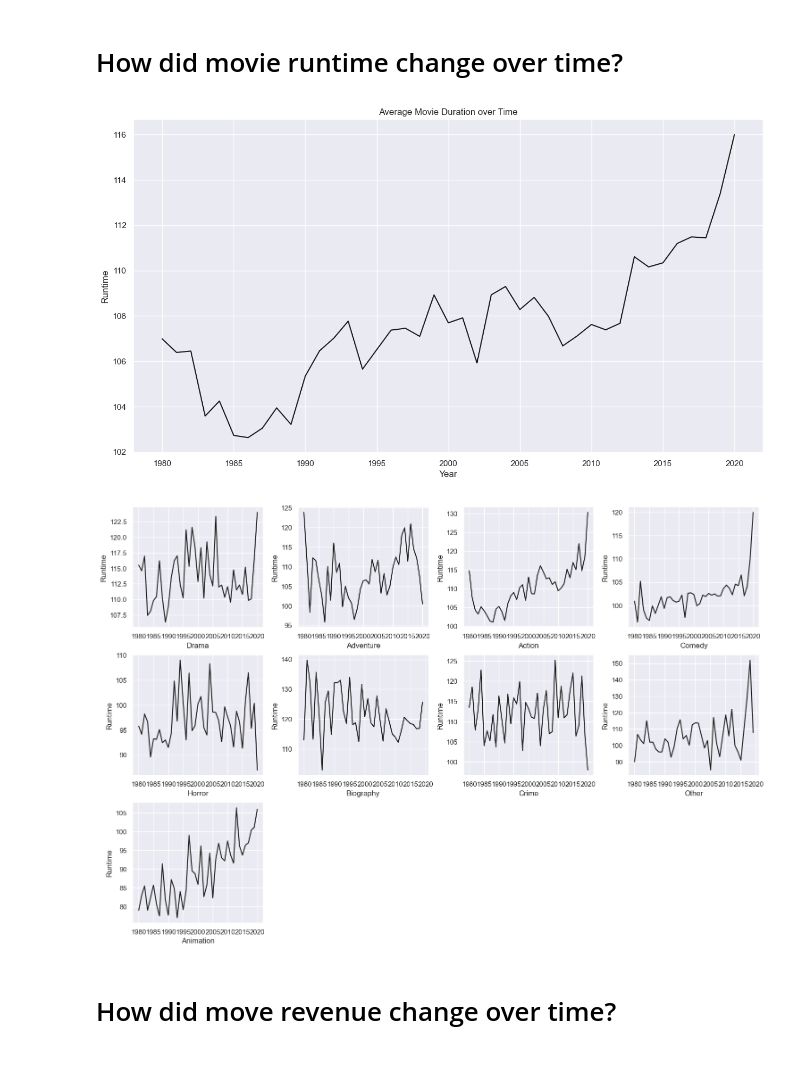
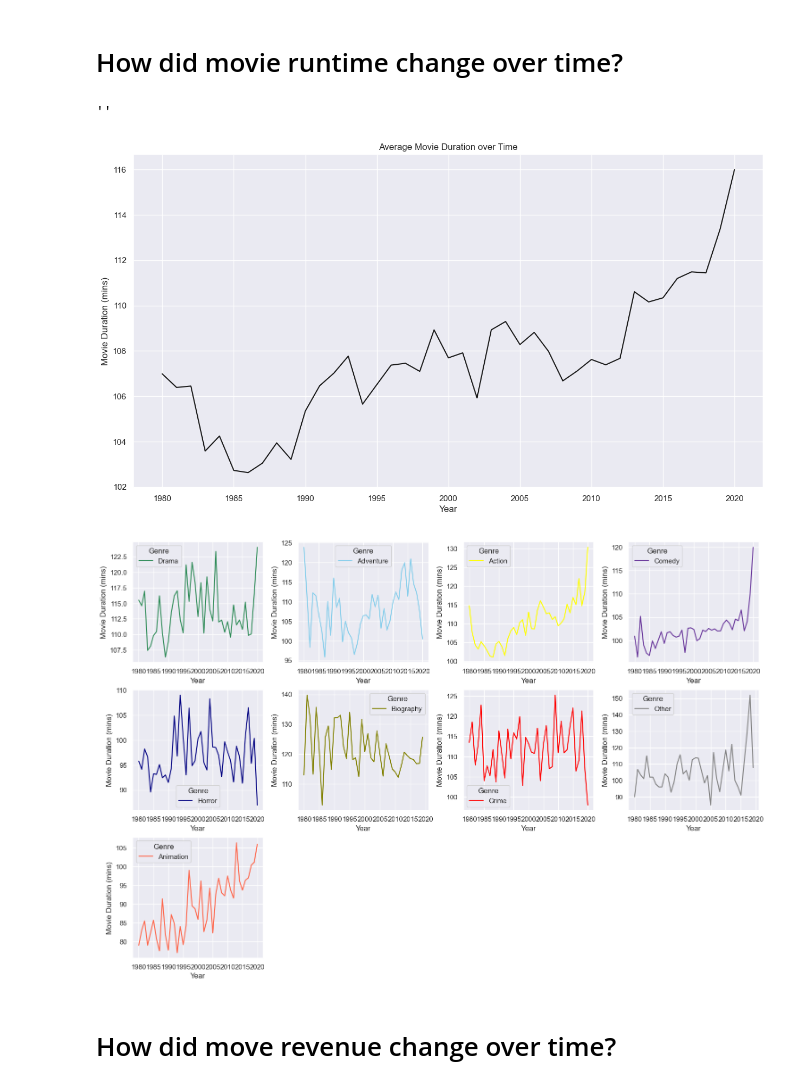
Before and after one commit to omi-singh17/Statistical_Assignments, a Jupyter notebook: Data Storytelling/Movie Data.ipynb, the cells around one changed output. Saved outputs shown, nothing was run; the diff lists cells and outputs as text; code cells hidden in the pictures.

```diff
--- a/Data Storytelling/Movie Data.ipynb
+++ b/Data Storytelling/Movie Data.ipynb
@@ -277,0 +297,22 @@ df_temp[['Movie','Year', 'Genre', 'Gross (Million USD)' ]][df_temp['Genre']=='An
+# %%
+df_agg = df.groupby(['Genre'])['Gross (Million USD)'].median().reset_index()
+
+# plot vertical barplot
+sns.set(rc={'figure.figsize':(15,8)})
+ax = sns.barplot(data = df_agg, x='Genre', y='Gross (Million USD)', errorbar = None
+                 , hue = 'Genre', legend=False, palette = custom_palette, order=df_agg.sort_values(by='Gross (Million USD)', ascending = False).Genre)
+ax.set(title='Median Movie Gross Revenue (Million USD) by Genre') # title barplot
+
+#set axis labels
+plt.ylabel('Gross Revenue (USD)')
+plt.xlabel('Movie Genre')
+
+# label each bar in barplot
+for p in ax.patches:
+ # get the height of each bar
+ height = p.get_height()
+ # adding text to each bar
+ ax.text(x = p.get_x()+(p.get_width()/2), # x-coordinate position of data label, padded to be in the middle of the bar
+ y = height+0.01, # y-coordinate position of data label, padded 100 above bar
+ s = '{:1.0f}'.format(height) + ' M', # data label, formatted to ignore decimals
+ ha = 'center') # sets horizontal alignment (ha) to center
@@ -277,0 +329,9 @@ df_temp[['Movie','Year', 'Genre', 'Gross (Million USD)' ]][df_temp['Genre']=='An
+# %%
+#Spread of each Movie Genres Gross Revenue
+plt.figure(figsize = (15,10))
+for i in enumerate(df['Genre'].unique()):
+    plt.subplot(3, 4, i[0]+1)
+    #sns.boxplot(data=(df[df['Genre'] == i[1]]), x='Gross (Million USD)', color ='k')
+    sns.boxplot(data=(df[df['Genre'] == i[1]]), x='Gross (Million USD)', hue = 'Genre', palette = custom_palette)
+    plt.tight_layout(pad=0.5)
+    plt.gca().set(ylabel= i[1],xlabel='Gross Revenue (M USD)')
@@ -287,10 +356,9 @@ ax.set(title='Average IMDB Score Over Time');
 # %%
-#Histogram with kernel density function of all numerical features to understand spread
 plt.figure(figsize = (15,10))
 for i in enumerate(df['Genre'].unique()):
     plt.subplot(3, 4, i[0]+1)
-    sns.lineplot(data=(df[df['Genre'] == i[1]]), x= 'Year', y='Score', errorbar=None, color ='k')
+    #sns.lineplot(data=(df[df['Genre'] == i[1]]), x= 'Year', y='Score', errorbar=None, color ='k')
+    sns.lineplot(data=(df[df['Genre'] == i[1]]), x= 'Year', y='Score', errorbar=None, hue = 'Genre', palette = custom_palette)
     plt.tight_layout(pad=0.5)
-    plt.gca().set(xlabel= i[1],ylabel='IMDB Score')
-#plt.title('Histplot for all numerical features', x=-0.5 ,y=3.50)
+    plt.gca().set(ylabel= 'IMDB Score',xlabel='Year')
 # %% [output]
@@ -301,20 +369,26 @@ for i in enumerate(df['Genre'].unique()):
 # plot line graph
 sns.set(rc={'figure.figsize':(15,8)})
 ax = sns.lineplot(data=df, x= "Year", y='Runtime', errorbar=None, color='k')
-ax.set(title='Average Movie Duration over Time');
+ax.set(title='Average Movie Duration over Time')
+
+#set axis labels
+plt.ylabel('Movie Duration (mins)')
+plt.xlabel('Year')
+
+;
 # %% [output]
+''
-[figure, old version]
+[figure, new version]
 # %%
-#Histogram with kernel density function of all numerical features to understand spread
+
 plt.figure(figsize = (15,10))
 for i in enumerate(df['Genre'].unique()):
     plt.subplot(3, 4, i[0]+1)
-    sns.lineplot(data=(df[df['Genre'] == i[1]]), x= 'Year', y='Runtime', errorbar=None, color ='k')
+    sns.lineplot(data=(df[df['Genre'] == i[1]]), x= 'Year', y='Runtime', errorbar=None, hue = 'Genre', palette = custom_palette)
     plt.tight_layout(pad=0.5)
-    plt.gca().set(xlabel= i[1],ylabel='Runtime')
-#plt.title('Histplot for all numerical features', x=-0.5 ,y=3.50)
+    plt.gca().set(xlabel='Year',ylabel='Movie Duration (mins)')
 # %% [output]
-[figure, old version]
+[figure, new version]
 # %% [markdown]
 # How did move revenue change over time?
 # %%
```
Also changed, not shown: parts of 15 cells of this notebook.
